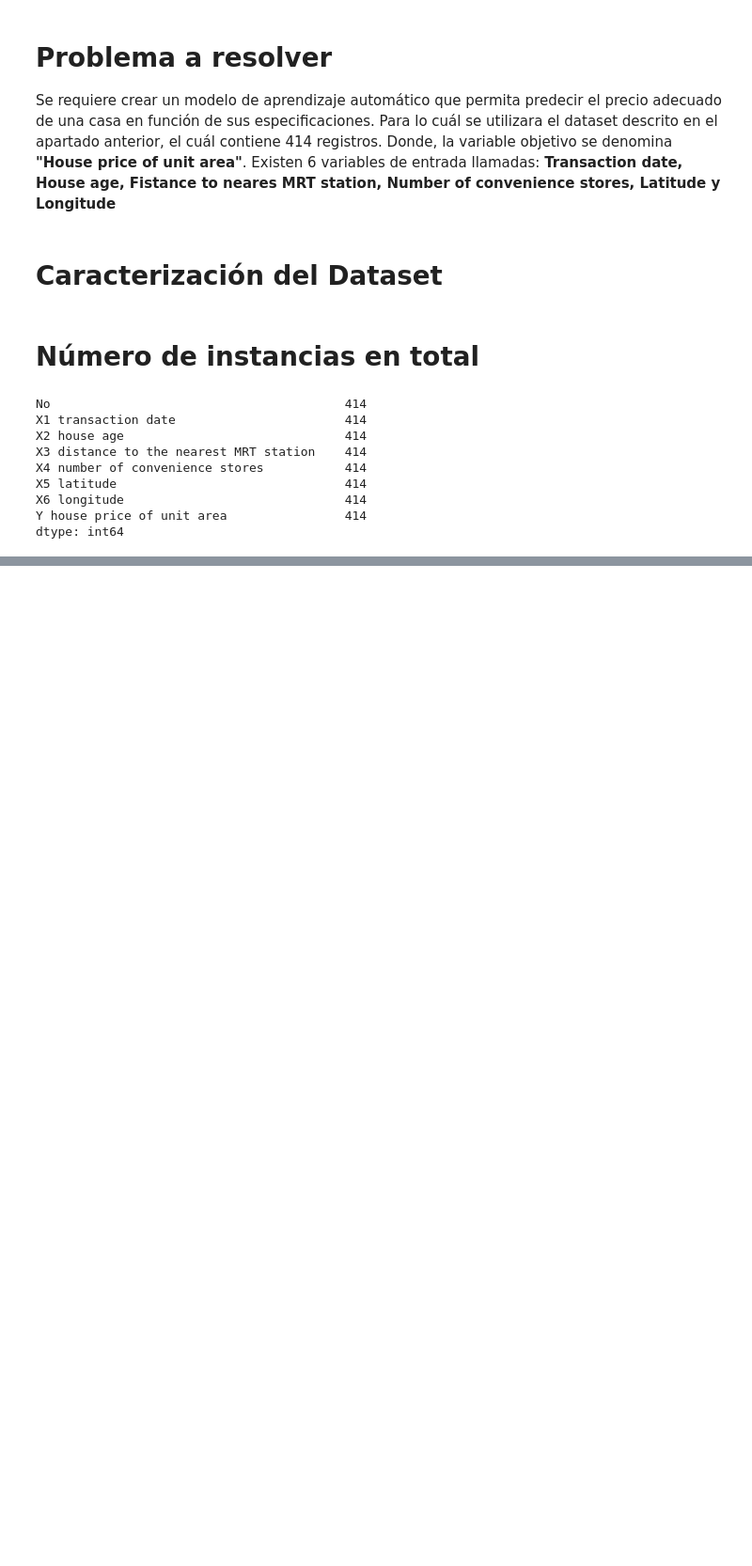
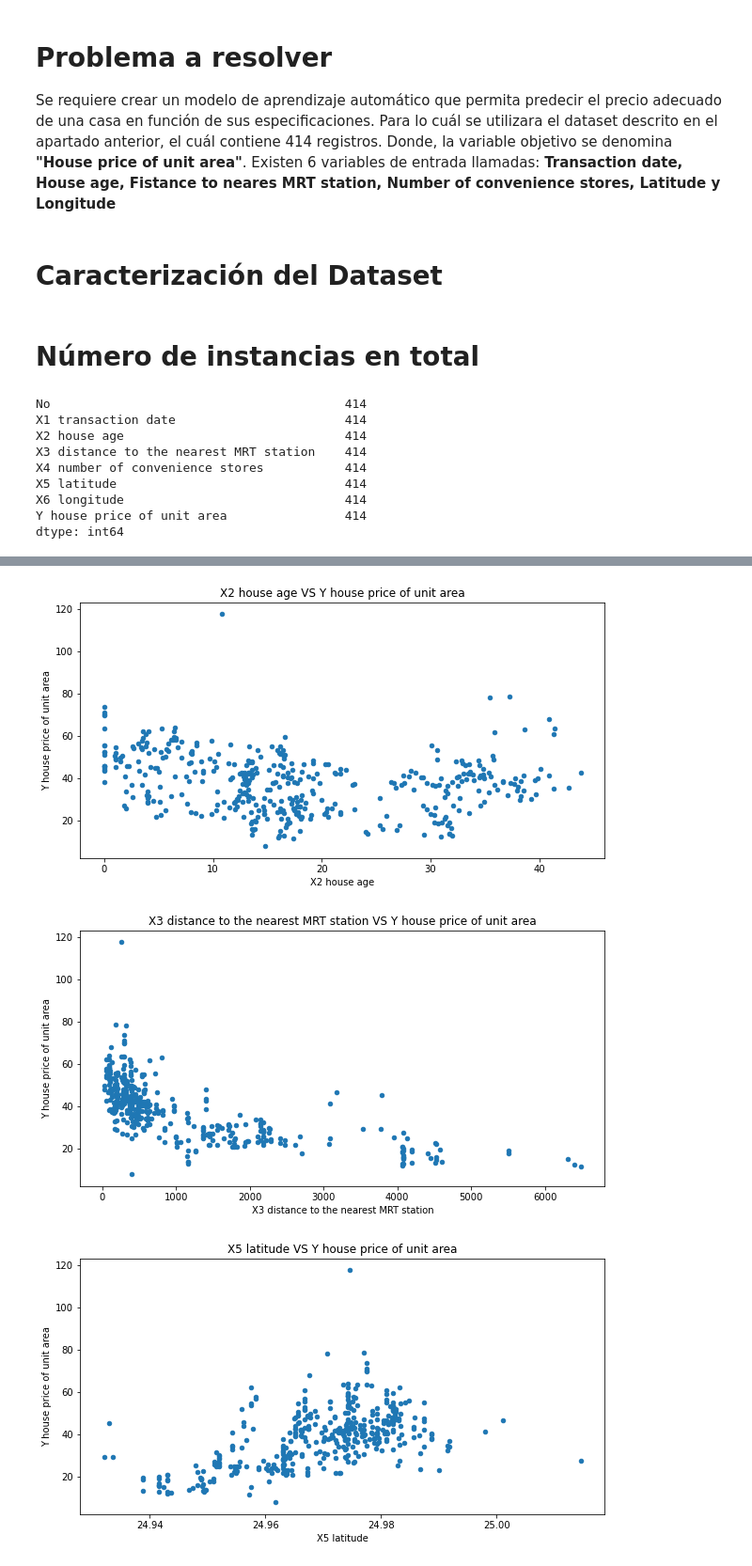
Before and after one commit to sfbarragan/RegresionLineal, a Jupyter notebook: [NRC_6292] StevenBarragan_Lab3.ipynb, the cells around one changed output, grey strips where cells are left out. Shown at 94% size. Drawn from its saved outputs; the diff is of its cells as text; code cells hidden in the pictures; blank space fills up the shorter version.

Commit message:
Descripción grafica del dataset

```diff
--- a/[NRC_6292] StevenBarragan_Lab3.ipynb
+++ b/[NRC_6292] StevenBarragan_Lab3.ipynb
@@ -90,0 +217,12 @@ dtype: int64
+# %%
+# Definición de las variables continuas
+ContinuousCols=['X2 house age','X3 distance to the nearest MRT station','X5 latitude', 'X6 longitude']
+
+# Plotting scatter chart por cada variable de entrada vs varible objetivo
+for predictor in ContinuousCols:
+    # Grafica de relación entre la variable dependiente y cada una de las variables continuas
+    df.plot.scatter(x=predictor, y='Y house price of unit area', figsize=(10,5), title=predictor+" VS "+ 'Y house price of unit area')
+# %% [output]
+[figure, added]
+[figure, added]
+[figure, added]
```
Also changed, not shown: parts of 22 cells of this notebook.
